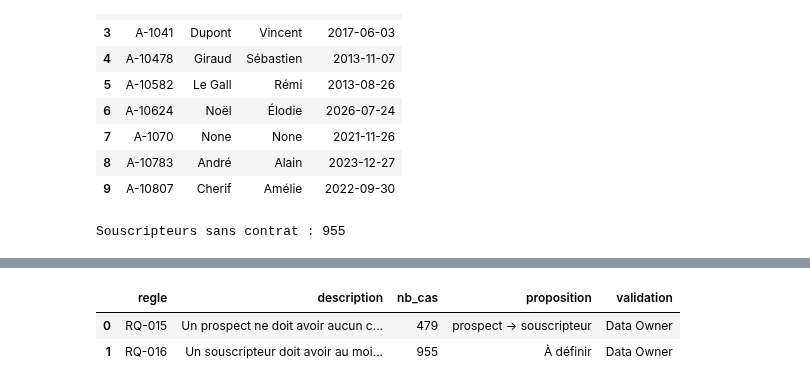
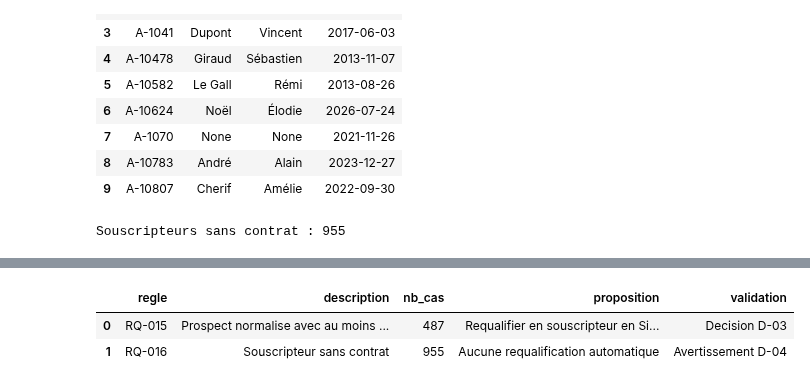
Before and after one commit to ruthabebeneg/td-qualite-g02, a Jupyter notebook: notebooks/S3_g02.ipynb, the cells around one changed output, grey strips where cells are left out. Drawn from its saved outputs; the diff is of its cells as text; code cells hidden in the pictures.

```diff
--- a/notebooks/S3_g02.ipynb
+++ b/notebooks/S3_g02.ipynb
@@ -211,7 +202,7 @@ L'objectif du Data Steward est de :
 
 Aucune modification n'est appliquée directement dans la couche Bronze afin de préserver la donnée reçue et sa traçabilité.
 # %%
-# %% US-18 — RQ-015 : prospect avec contrat
+# %% US-18 ? RQ-015 : prospect avec contrat
 
 rq015 = lire("""
 SELECT
@@ -222,17 +213,32 @@ SELECT
 FROM bronze.crm_client k
 JOIN bronze.crm_contrat c
     ON c.souscripteur_id = k.client_id
-   AND c._batch_id = :b
-WHERE k.type_personne = 'prospect'
+   AND c._batch_id = k._batch_id
+WHERE LOWER(TRIM(k.type_personne)) = 'prospect'
   AND k._batch_id = :b
-GROUP BY
+GROUP BY k.client_id, k.type_personne
+ORDER BY nb_contrats DESC
+""", b=BATCH)
+
+rq015_normalise = lire("""
+SELECT
     k.client_id,
-    k.type_personne
+    k.type_personne,
+    COUNT(c.contrat_id) AS nb_contrats,
+    MIN(c.date_debut) AS premier_contrat
+FROM bronze.crm_client k
+JOIN bronze.crm_contrat c
+    ON c.souscripteur_id = k.client_id
+   AND c._batch_id = k._batch_id
+WHERE LOWER(TRIM(k.type_personne)) IN ('prospect', 'prosp.')
+  AND k._batch_id = :b
+GROUP BY k.client_id, k.type_personne
 ORDER BY nb_contrats DESC
 """, b=BATCH)
 
 display(rq015.head(10))
-
-print("Prospects qui détiennent un contrat :", len(rq015))
+display(rq015_normalise.head(10))
+print("Prospects exacts avec contrat :", len(rq015))
+print("Prospects apres normalisation avec contrat :", len(rq015_normalise))
 # %% [output]
 |  | client_id | type_personne | nb_contrats | premier_contrat |
@@ -348,26 +356,26 @@ Cette correction est une proposition métier et ne doit pas être appliquée dir
 # %%
-# %% US-18 — Synthèse des incohérences
+# %% US-18 ? Synthese des incoherences
 
 synthese_us18 = pd.DataFrame([
     {
         "regle": "RQ-015",
-        "description": "Un prospect ne doit avoir aucun contrat",
-        "nb_cas": len(rq015),
-        "proposition": "prospect → souscripteur",
-        "validation": "Data Owner"
+        "description": "Prospect normalise avec au moins un contrat",
+        "nb_cas": len(rq015_normalise),
+        "proposition": "Requalifier en souscripteur en Silver",
+        "validation": "Decision D-03"
     },
     {
         "regle": "RQ-016",
-        "description": "Un souscripteur doit avoir au moins un contrat",
+        "description": "Souscripteur sans contrat",
         "nb_cas": len(rq016),
-        "proposition": "À définir",
-        "validation": "Data Owner"
+        "proposition": "Aucune requalification automatique",
+        "validation": "Avertissement D-04"
     }
 ])
 
 display(synthese_us18)
 # %% [output]
 |  | regle | description | nb_cas | proposition | validation |
-| 0 | RQ-015 | Un prospect ne doit avoir aucun c... | 479 | prospect → souscripteur | Data Owner |
-| 1 | RQ-016 | Un souscripteur doit avoir au moi... | 955 | À définir | Data Owner |
+| 0 | RQ-015 | Prospect normalise avec au moins ... | 487 | Requalifier en souscripteur en Si... | Decision D-03 |
+| 1 | RQ-016 | Souscripteur sans contrat | 955 | Aucune requalification automatique | Avertissement D-04 |
 # %% [markdown]
```
Also changed, not shown: parts of 10 cells of this notebook, 6 other files.
